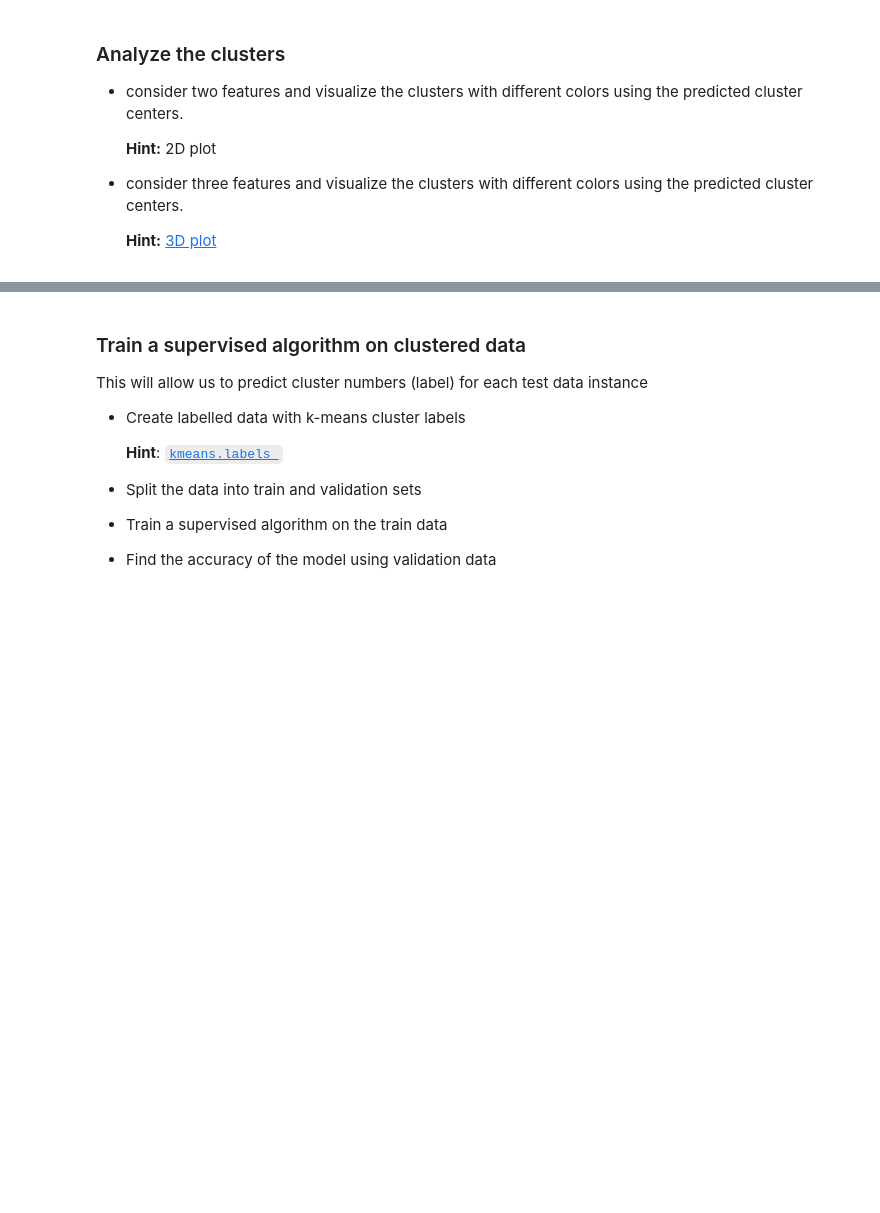
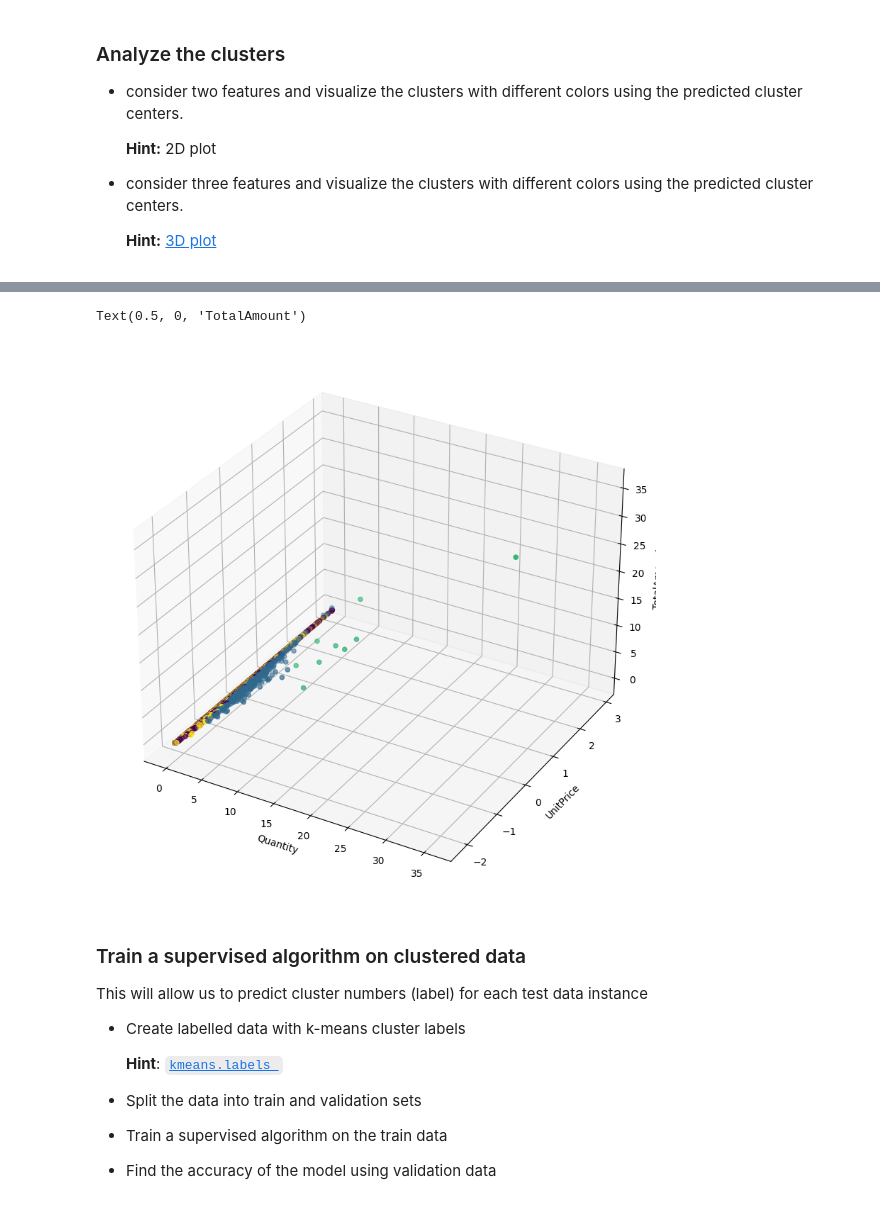
Before and after one commit to madhavamk/computational-data-science, a Jupyter notebook: MiniProjects/M3_NB_MiniProject_5_Customer_Segmentation_Kmeans.ipynb, the cells around one changed output, grey strips where cells are left out. Saved outputs shown, nothing was run; the diff lists cells and outputs as text; code cells hidden in the pictures; blank space fills up the shorter version.

```diff
--- a/MiniProjects/M3_NB_MiniProject_5_Customer_Segmentation_Kmeans.ipynb
+++ b/MiniProjects/M3_NB_MiniProject_5_Customer_Segmentation_Kmeans.ipynb
@@ -367,3 +484,14 @@ Use the optimal no. of clusters and store the cluster centroids
+# %%
+# Plot for 3 features
+fig = plt.figure(figsize=(10, 10))
+ax = fig.add_subplot(projection='3d')
+ax.scatter(df_labelled['Quantity'], df_labelled['UnitPrice'], df_labelled['TotalAmount'], c=df_labelled['Cluster'], cmap='viridis')
+ax.set_xlabel('Quantity')
+ax.set_ylabel('UnitPrice')
+ax.set_zlabel('TotalAmount')
+# %% [output]
+Text(0.5, 0, 'TotalAmount')
+[figure, added]
 # %% [markdown]
 ### Train a supervised algorithm on clustered data
 
```
Also changed, not shown: parts of 37 cells of this notebook.
